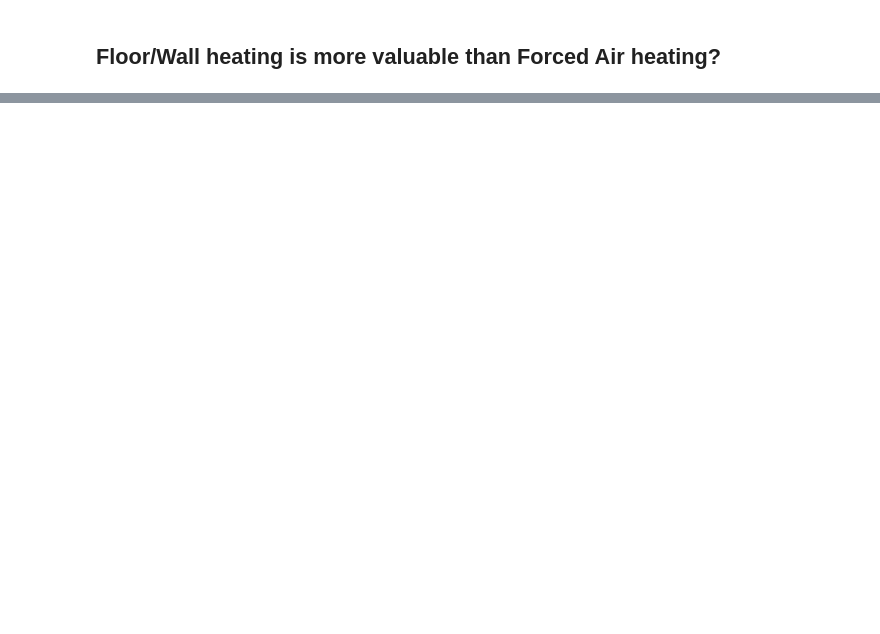
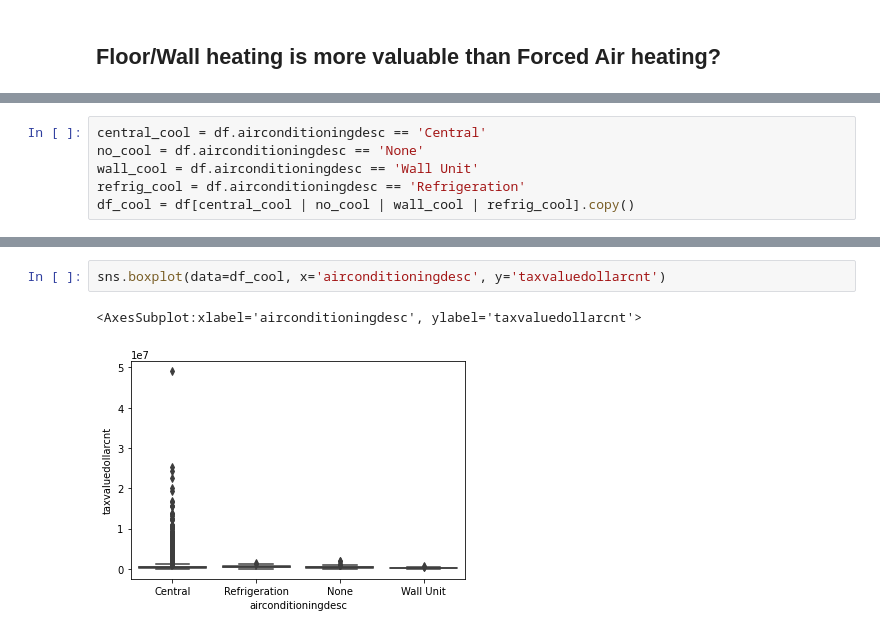
Before and after one commit to JacobPaxton/clustering-exercises, a Jupyter notebook: explore_zillow.ipynb, the cells around one changed output, grey strips where cells are left out. Saved outputs shown, nothing was run; the diff lists cells and outputs as text; blank space fills up the shorter version.

```diff
--- a/explore_zillow.ipynb
+++ b/explore_zillow.ipynb
@@ -262,0 +319,6 @@ t,p
+# %%
+central_cool = df.airconditioningdesc == 'Central'
+no_cool = df.airconditioningdesc == 'None'
+wall_cool = df.airconditioningdesc == 'Wall Unit'
+refrig_cool = df.airconditioningdesc == 'Refrigeration'
+df_cool = df[central_cool | no_cool | wall_cool | refrig_cool].copy()
@@ -262,0 +333,5 @@ t,p
+# %%
+sns.boxplot(data=df_cool, x='airconditioningdesc', y='taxvaluedollarcnt')
+# %% [output]
+<AxesSubplot:xlabel='airconditioningdesc', ylabel='taxvaluedollarcnt'>
+[figure, added]
```
Also changed, not shown: parts of 26 cells of this notebook.
